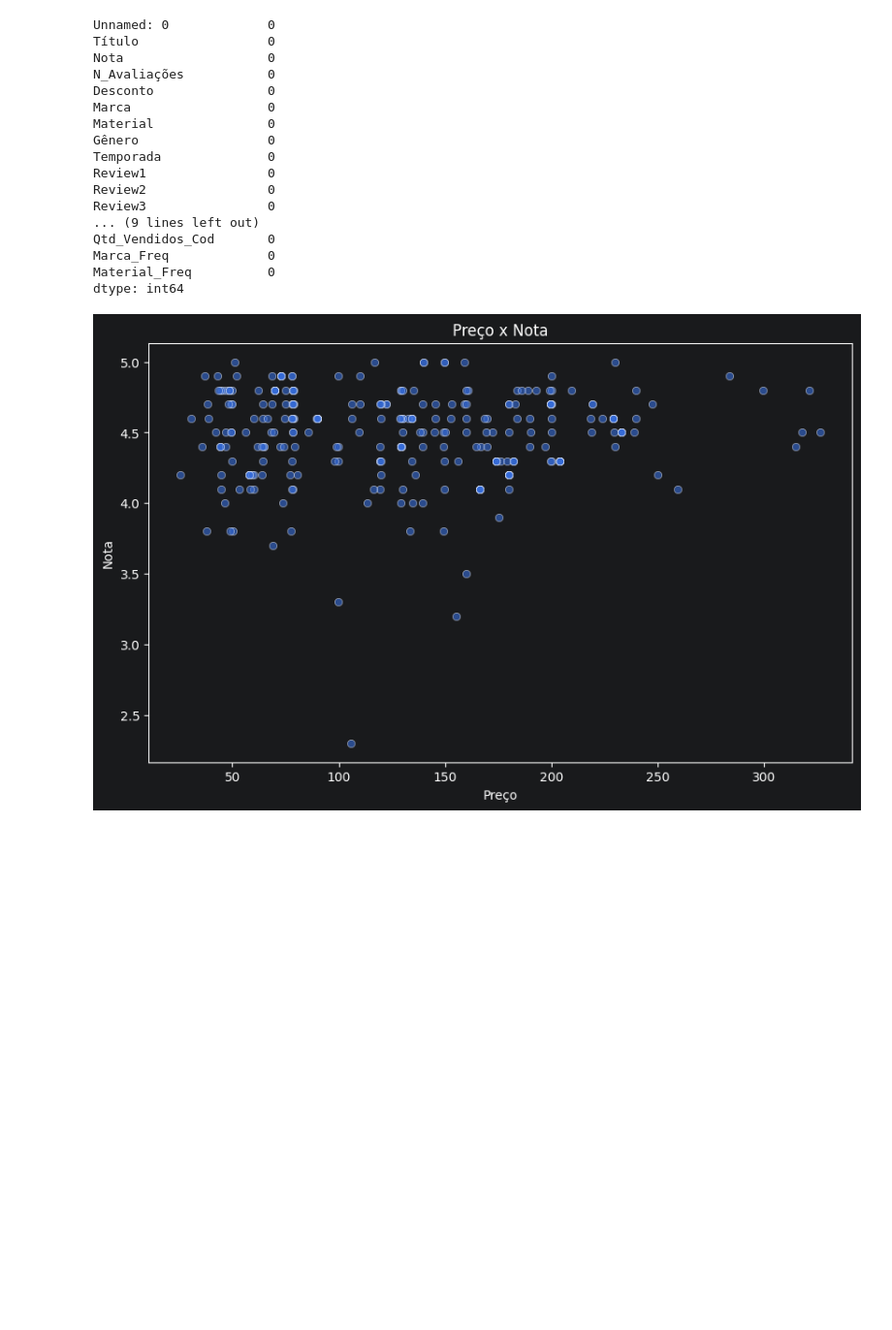
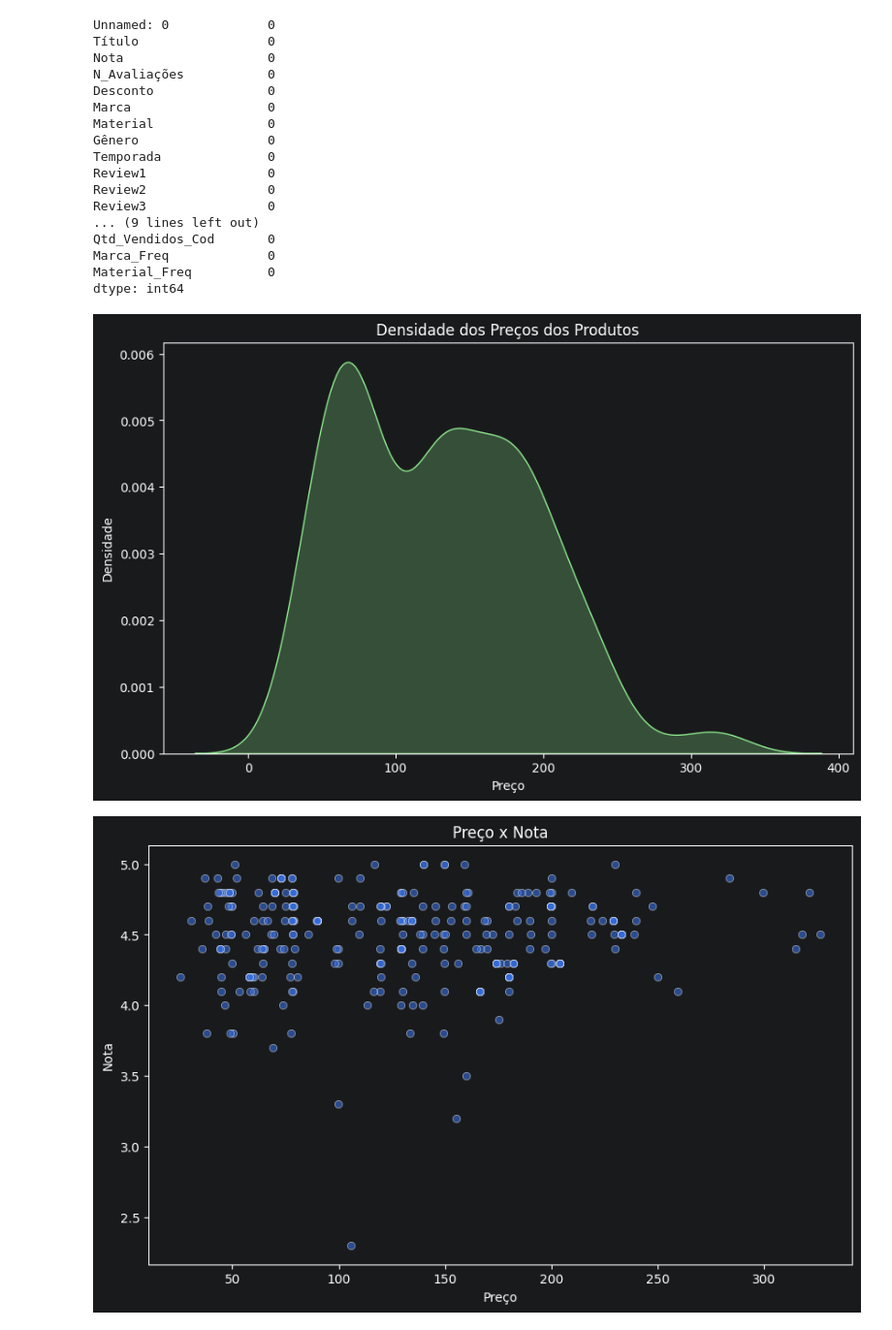
Before and after one commit to FBenzak/Profissao-Cientista-de-Dados-M10-Pratique, a Jupyter notebook: Profissao Cientista de Dados M10 Pratique.ipynb, the cells around one changed output. Shown at 97% size. Cells and saved outputs as stored; diff of their text form; code cells hidden in the pictures; blank space fills up the shorter version.

```diff
--- a/Profissao Cientista de Dados M10 Pratique.ipynb
+++ b/Profissao Cientista de Dados M10 Pratique.ipynb
@@ -107,6 +107,25 @@ Qtd_Vendidos_Cod       0
 Marca_Freq             0
 Material_Freq          0
 dtype: int64
+# %%
+# Removendo valores nulos da coluna Preço
+precos = df[df['Preço'].notna()]['Preço']
+
+plt.figure(figsize=(10,6))
+
+sns.kdeplot(
+    x=precos,
+    fill=True,
+    color='lightgreen'
+)
+
+plt.title('Densidade dos Preços dos Produtos')
+plt.xlabel('Preço')
+plt.ylabel('Densidade')
+
+plt.show()
+# %% [output]
+[figure, added]
 # %%
 # GRÁFICO DE DISPERSÃO
 plt.figure(figsize=(10,6))
```
Also changed, not shown: parts of 4 cells of this notebook.
